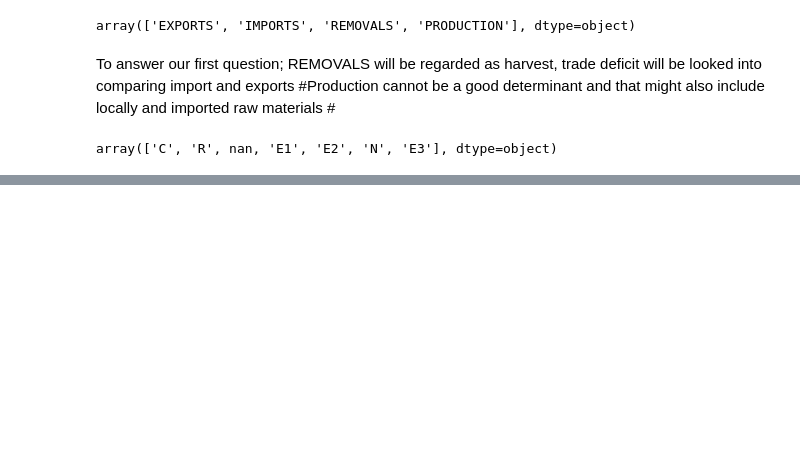
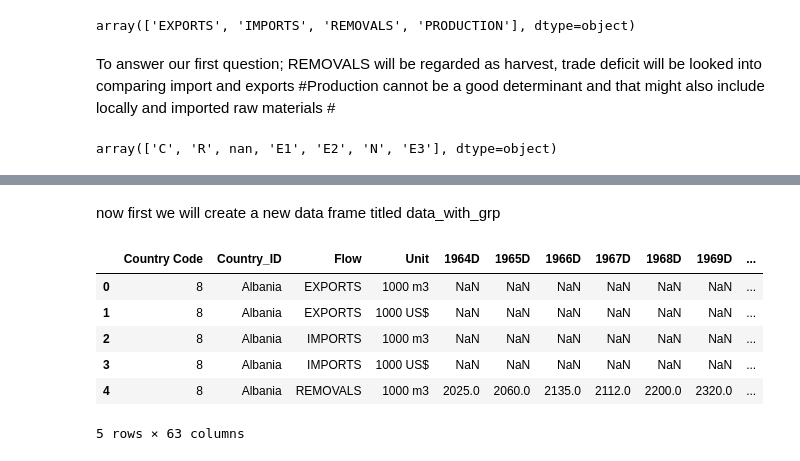
Before and after one commit to dubem12/mid_project, a Jupyter notebook: notebooks/working_note.ipynb, the cells around one changed output, grey strips where cells are left out. Cells and saved outputs as stored; diff of their text form; code cells hidden in the pictures; blank space fills up the shorter version.

```diff
--- a/notebooks/working_note.ipynb
+++ b/notebooks/working_note.ipynb
@@ -220,3 +202,6 @@ wood pellets &other agglomerates
 A lot of products will be classified as others , in a future analysis, these products will be analyzed on individual merit
+# %%
+#make all values in column product_id lowercase
+data['Product_ID'] = data['Product_ID'].str.lower()
 # %%
 #,define function to create a new column which will be made by checking the character in a column and assigninga string value to that character which will form the new column
@@ -236,0 +250,3 @@ def new_column(char):
+# %%
+#apply function to create new column
+data['product'] = data['Product_ID'].apply(map_new_column)
@@ -236,0 +315,5 @@ def new_column(char):
+# %%
+import re
+
+columns_to_drop = [column for column in list(data.columns) if re.match("\d{4}S", column)]
+data.drop(columns=columns_to_drop, inplace=True)
@@ -236,0 +330,17 @@ def new_column(char):
+# %% [markdown]
+now first we will create a new data frame titled data_with_grp
+# %%
+#create a new dataframe that replaces product_id with the new column and drops all column with S as last character
+
+data_new = data.copy()
+data_new.drop(columns=['Product_ID', 'Product Code'], inplace=True)
+# %%
+data_new.head()
+# %% [output]
+|  | Country Code | Country_ID | Flow | Unit | 1964D | 1965D | 1966D | 1967D | 1968D | 1969D | ... |
+| 0 | 8 | Albania | EXPORTS | 1000 m3 | NaN | NaN | NaN | NaN | NaN | NaN | ... |
+| 1 | 8 | Albania | EXPORTS | 1000 US$ | NaN | NaN | NaN | NaN | NaN | NaN | ... |
+| 2 | 8 | Albania | IMPORTS | 1000 m3 | NaN | NaN | NaN | NaN | NaN | NaN | ... |
+| 3 | 8 | Albania | IMPORTS | 1000 US$ | NaN | NaN | NaN | NaN | NaN | NaN | ... |
+| 4 | 8 | Albania | REMOVALS | 1000 m3 | 2025.0 | 2060.0 | 2135.0 | 2112.0 | 2200.0 | 2320.0 | ... |
+5 rows × 63 columns
```
Also changed, not shown: parts of 59 cells of this notebook.
